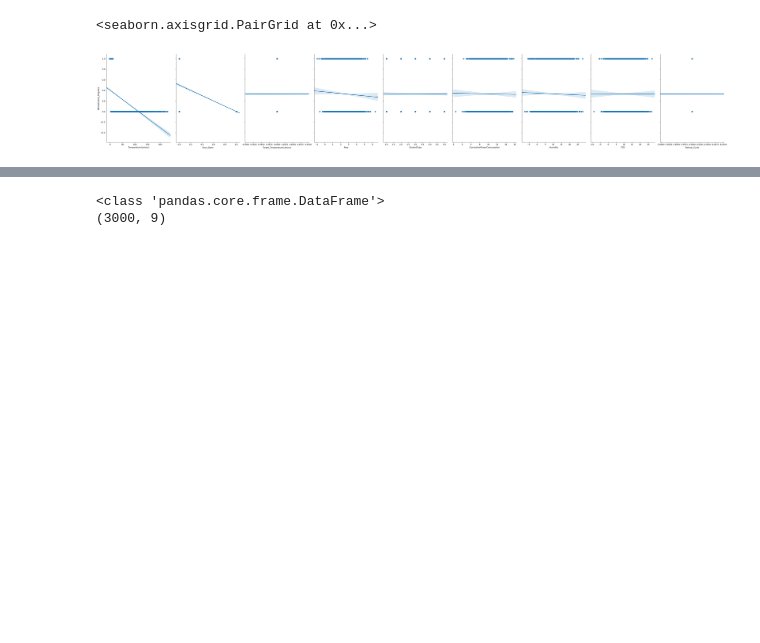
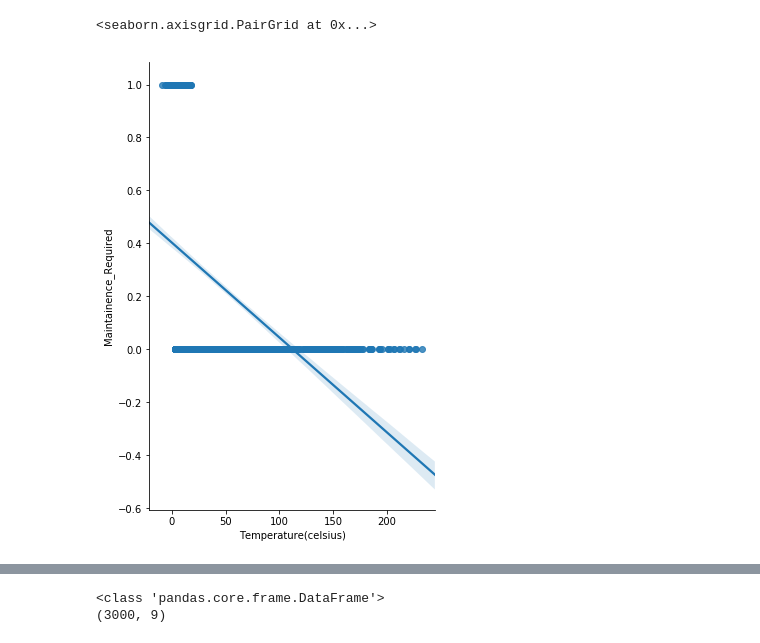
Before and after one commit to ibm-cloud-architecture/refarch-kc-container-ms, a Jupyter notebook: predictiveModel/model.ipynb, the cells around one changed output, grey strips where cells are left out. Saved outputs shown, nothing was run; the diff lists cells and outputs as text; code cells hidden in the pictures; blank space fills up the shorter version.

Commit message:
updating the model and data files..

```diff
--- a/predictiveModel/model.ipynb
+++ b/predictiveModel/model.ipynb
@@ -20,11 +20,10 @@ import seaborn as sns
 # allow plots to appear within the notebook
 %matplotlib inline
 # %%
-sns.pairplot(data, x_vars=['Temperature(celsius)', 'Door_Open','Target_Temperature(celsius)','Amp','ContentType','CumulativePowerConsumption'
-                          ,'Humidity','CO2','Defrost_Cycle'], y_vars='Maintainence_Required', size=7, aspect=0.7, kind='reg')
+sns.pairplot(data, x_vars=['Temperature(celsius)'], y_vars='Maintainence_Required', size=7, aspect=0.7, kind='reg')
 # %% [output]
 <seaborn.axisgrid.PairGrid at 0x...>
-[figure, old version]
+[figure, new version]
 # %%
 # create a Python list of feature names
 feature_cols = ['Temperature(celsius)', 'Door_Open','Target_Temperature(celsius)','Amp','ContentType','CumulativePowerConsumption'
```
Also changed, not shown: parts of 7 cells of this notebook, 9 other files.
